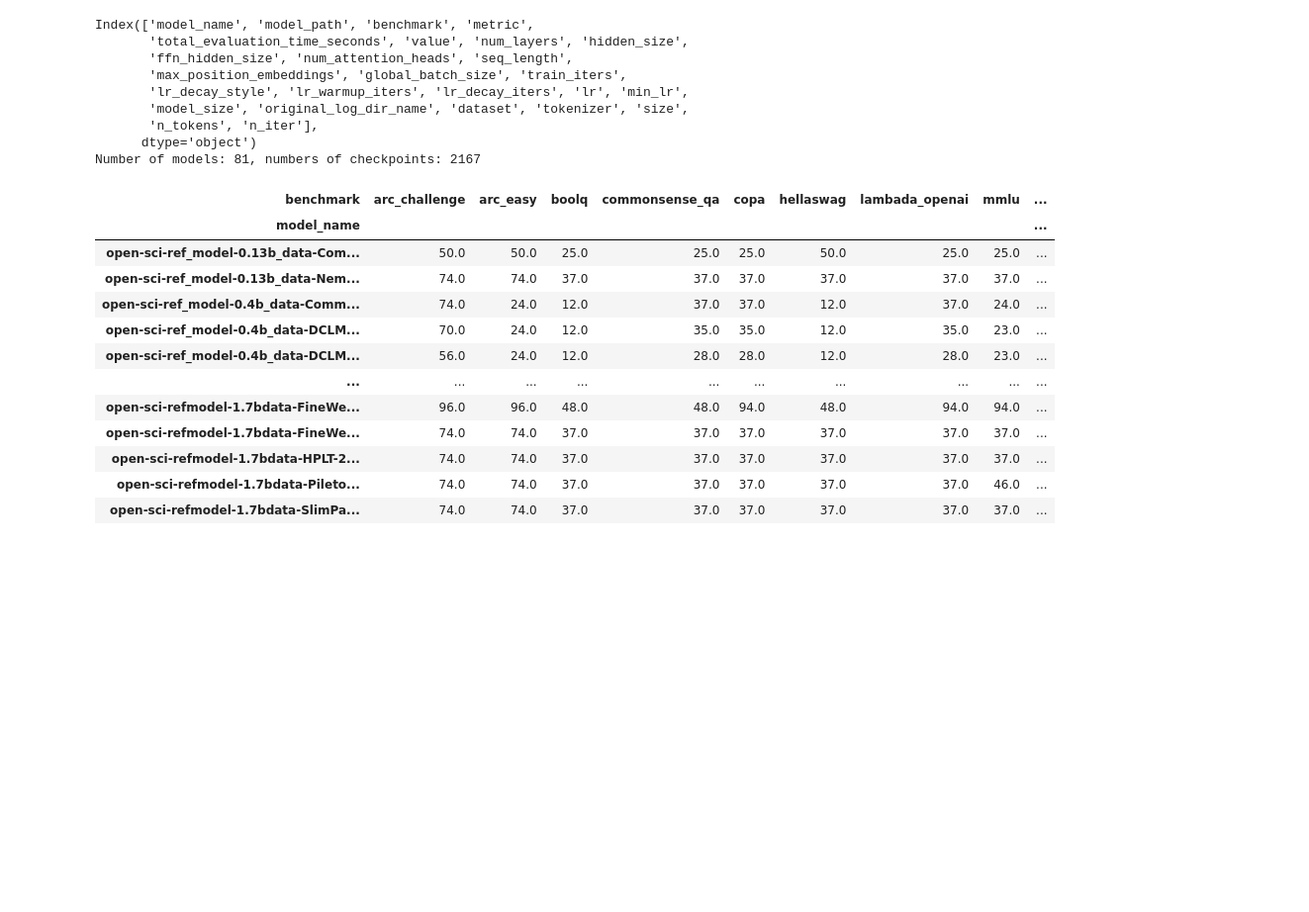
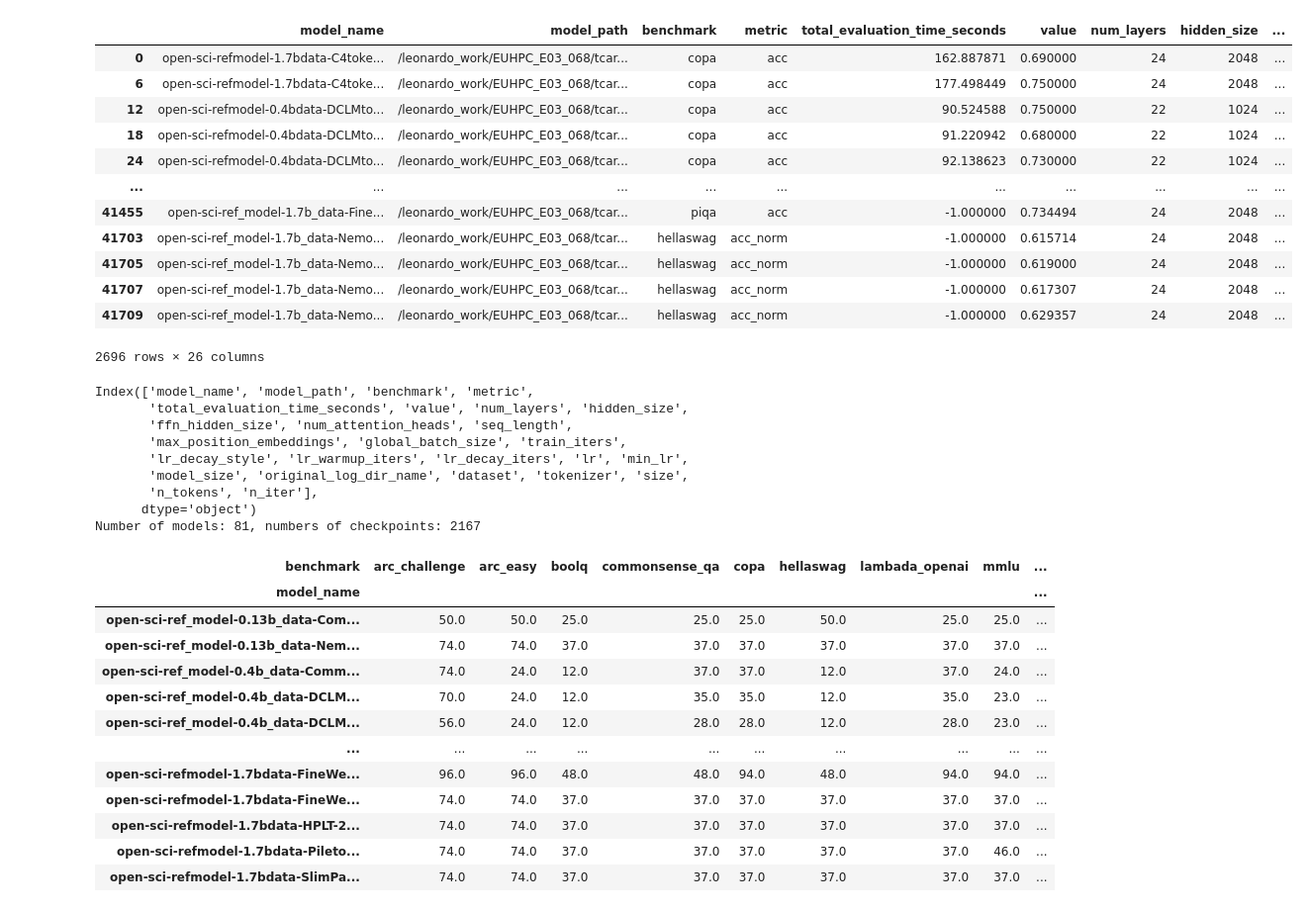
Before and after one commit to OpenEuroLLM/notebooks, a Jupyter notebook: plot_results_release/evaluation-analysis.ipynb, the cells around one changed output. Shown at 99% size. Saved outputs shown, nothing was run; the diff lists cells and outputs as text; code cells hidden in the pictures; blank space fills up the shorter version.

```diff
--- a/plot_results_release/evaluation-analysis.ipynb
+++ b/plot_results_release/evaluation-analysis.ipynb
@@ -44,5 +71,21 @@ df_all.head()
 # %%
 df_all["n_iter"] = df_all.model_path.apply(lambda x: int(x.split("_")[-1]))
+# %%
+df_all.drop_duplicates(["model_name", "n_iter"])
+# %% [output]
+|  | model_name | model_path | benchmark | metric | total_evaluation_time_seconds | value | num_layers | hidden_size | ... |
+| 0 | open-sci-refmodel-1.7bdata-C4toke... | /leonardo_work/EUHPC_E03_068/tcar... | copa | acc | 162.887871 | 0.690000 | 24 | 2048 | ... |
+| 6 | open-sci-refmodel-1.7bdata-C4toke... | /leonardo_work/EUHPC_E03_068/tcar... | copa | acc | 177.498449 | 0.750000 | 24 | 2048 | ... |
+| 12 | open-sci-refmodel-0.4bdata-DCLMto... | /leonardo_work/EUHPC_E03_068/tcar... | copa | acc | 90.524588 | 0.750000 | 22 | 1024 | ... |
+| 18 | open-sci-refmodel-0.4bdata-DCLMto... | /leonardo_work/EUHPC_E03_068/tcar... | copa | acc | 91.220942 | 0.680000 | 22 | 1024 | ... |
+| 24 | open-sci-refmodel-0.4bdata-DCLMto... | /leonardo_work/EUHPC_E03_068/tcar... | copa | acc | 92.138623 | 0.730000 | 22 | 1024 | ... |
+| ... | ... | ... | ... | ... | ... | ... | ... | ... | ... |
+| 41455 | open-sci-ref_model-1.7b_data-Fine... | /leonardo_work/EUHPC_E03_068/tcar... | piqa | acc | -1.000000 | 0.734494 | 24 | 2048 | ... |
+| 41703 | open-sci-ref_model-1.7b_data-Nemo... | /leonardo_work/EUHPC_E03_068/tcar... | hellaswag | acc_norm | -1.000000 | 0.615714 | 24 | 2048 | ... |
+| 41705 | open-sci-ref_model-1.7b_data-Nemo... | /leonardo_work/EUHPC_E03_068/tcar... | hellaswag | acc_norm | -1.000000 | 0.619000 | 24 | 2048 | ... |
+| 41707 | open-sci-ref_model-1.7b_data-Nemo... | /leonardo_work/EUHPC_E03_068/tcar... | hellaswag | acc_norm | -1.000000 | 0.617307 | 24 | 2048 | ... |
+| 41709 | open-sci-ref_model-1.7b_data-Nemo... | /leonardo_work/EUHPC_E03_068/tcar... | hellaswag | acc_norm | -1.000000 | 0.629357 | 24 | 2048 | ... |
+2696 rows × 26 columns
 # %%
 print(df_all.columns)
 print(f"Number of models: {len(df_all.model_name.unique())}, numbers of checkpoints: {len(df_all.model_path.unique())}")
```
Also changed, not shown: parts of 3 cells of this notebook, 4 other files.
